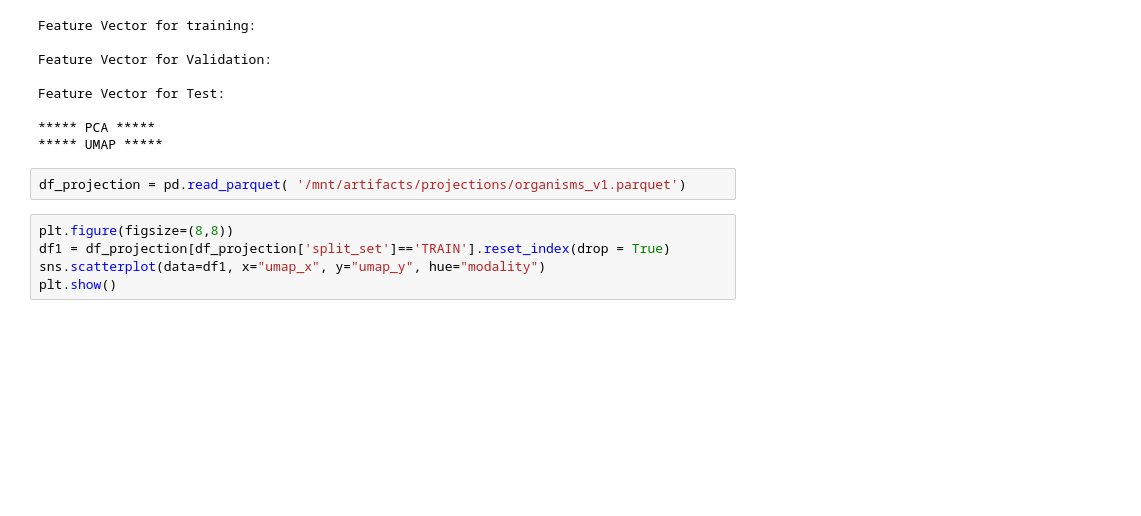
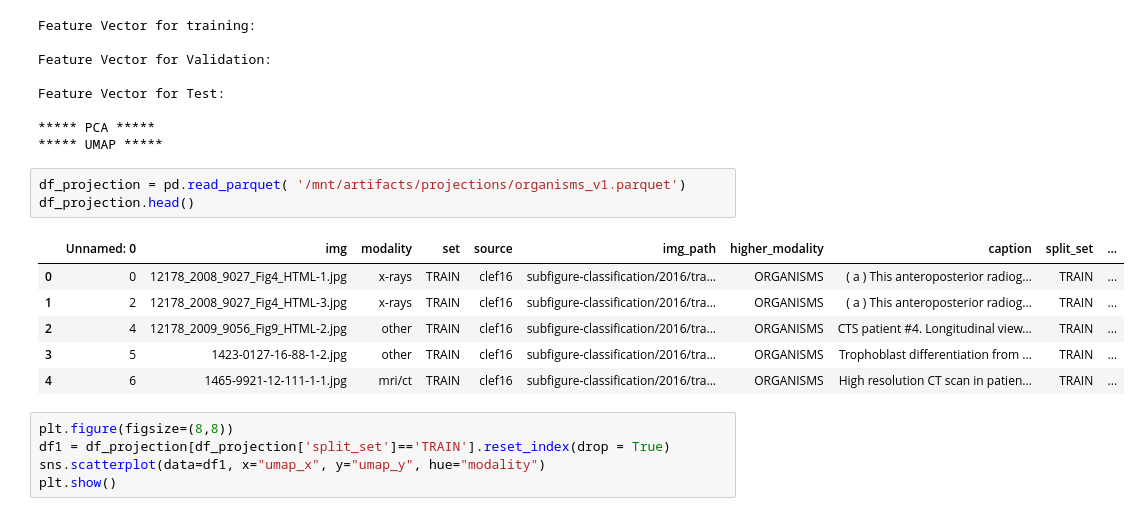
Before and after one commit to jtrells/biomedical-image-classification, a Jupyter notebook: nb/15.Embedding Representation Organisms.ipynb, the cells around one changed output. Saved outputs shown, nothing was run; the diff lists cells and outputs as text; blank space fills up the shorter version.

```diff
--- a/nb/15.Embedding Representation Organisms.ipynb
+++ b/nb/15.Embedding Representation Organisms.ipynb
@@ -88,6 +88,14 @@ Feature Vector for Test:
 ***** UMAP *****
 # %%
 df_projection = pd.read_parquet( '/mnt/artifacts/projections/organisms_v1.parquet')
+df_projection.head()
+# %% [output]
+|  | Unnamed: 0 | img | modality | set | source | img_path | higher_modality | caption | split_set | ... |
+| 0 | 0 | 12178_2008_9027_Fig4_HTML-1.jpg | x-rays | TRAIN | clef16 | subfigure-classification/2016/tra... | ORGANISMS | ( a ) This anteroposterior radiog... | TRAIN | ... |
+| 1 | 2 | 12178_2008_9027_Fig4_HTML-3.jpg | x-rays | TRAIN | clef16 | subfigure-classification/2016/tra... | ORGANISMS | ( a ) This anteroposterior radiog... | TRAIN | ... |
+| 2 | 4 | 12178_2009_9056_Fig9_HTML-2.jpg | other | TRAIN | clef16 | subfigure-classification/2016/tra... | ORGANISMS | CTS patient #4. Longitudinal view... | TRAIN | ... |
+| 3 | 5 | 1423-0127-16-88-1-2.jpg | other | TRAIN | clef16 | subfigure-classification/2016/tra... | ORGANISMS | Trophoblast differentiation from ... | TRAIN | ... |
+| 4 | 6 | 1465-9921-12-111-1-1.jpg | mri/ct | TRAIN | clef16 | subfigure-classification/2016/tra... | ORGANISMS | High resolution CT scan in patien... | TRAIN | ... |
 # %%
 plt.figure(figsize=(8,8))
 df1 = df_projection[df_projection['split_set']=='TRAIN'].reset_index(drop = True)
```
Also changed, not shown: parts of 2 cells of this notebook, 18 other files.
